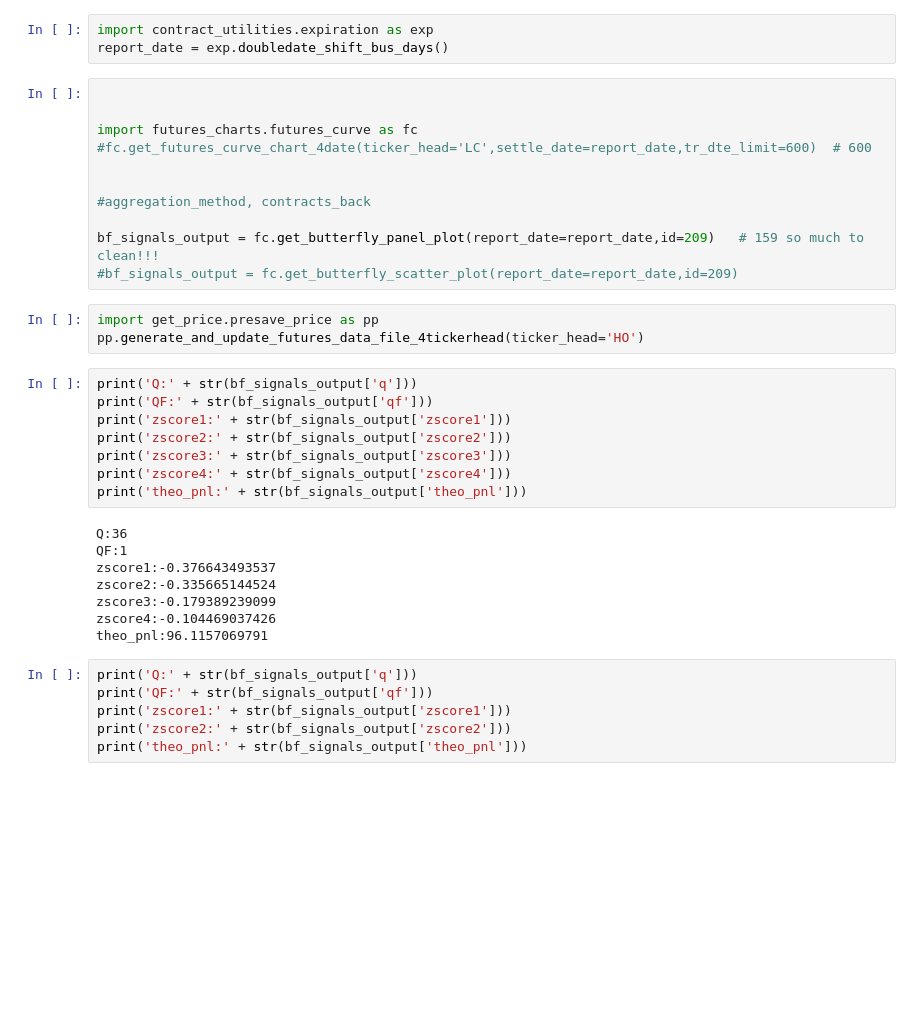
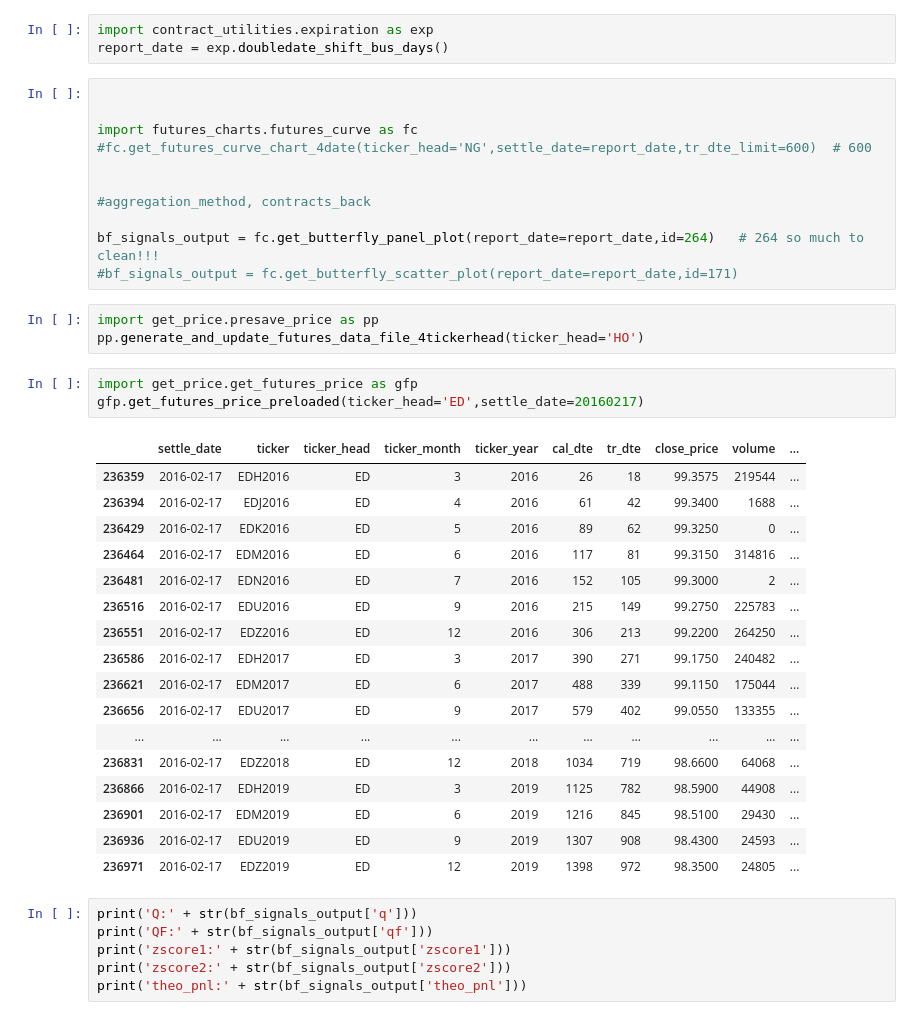
Before and after one commit to d0p34m1n3/repo_barbarossa, a Jupyter notebook: PycharmProjects/ta/analysis.ipynb, the cells around one changed output. Drawn from its saved outputs; the diff is of its cells as text; blank space fills up the shorter version.

```diff
--- a/PycharmProjects/ta/analysis.ipynb
+++ b/PycharmProjects/ta/analysis.ipynb
@@ -5,32 +5,37 @@ report_date = exp.doubledate_shift_bus_days()
 
 
 import futures_charts.futures_curve as fc
-#fc.get_futures_curve_chart_4date(ticker_head='LC',settle_date=report_date,tr_dte_limit=600)  # 600
+#fc.get_futures_curve_chart_4date(ticker_head='NG',settle_date=report_date,tr_dte_limit=600)  # 600
 
 
 #aggregation_method, contracts_back
 
-bf_signals_output = fc.get_butterfly_panel_plot(report_date=report_date,id=209)   # 159 so much to clean!!!
-#bf_signals_output = fc.get_butterfly_scatter_plot(report_date=report_date,id=209)
+bf_signals_output = fc.get_butterfly_panel_plot(report_date=report_date,id=264)   # 264 so much to clean!!!
+#bf_signals_output = fc.get_butterfly_scatter_plot(report_date=report_date,id=171)
 # %%
 import get_price.presave_price as pp
 pp.generate_and_update_futures_data_file_4tickerhead(ticker_head='HO')
-# %%
-print('Q:' + str(bf_signals_output['q']))
-print('QF:' + str(bf_signals_output['qf']))
-print('zscore1:' + str(bf_signals_output['zscore1']))
-print('zscore2:' + str(bf_signals_output['zscore2']))
-print('zscore3:' + str(bf_signals_output['zscore3']))
-print('zscore4:' + str(bf_signals_output['zscore4']))
-print('theo_pnl:' + str(bf_signals_output['theo_pnl']))
-# %% [output]
-Q:36
-QF:1
-zscore1:-0.376643493537
-zscore2:-0.335665144524
-zscore3:-0.179389239099
-zscore4:-0.104469037426
-theo_pnl:96.1157069791
+# %%
+import get_price.get_futures_price as gfp
+gfp.get_futures_price_preloaded(ticker_head='ED',settle_date=20160217)
+# %% [output]
+|  | settle_date | ticker | ticker_head | ticker_month | ticker_year | cal_dte | tr_dte | close_price | volume | ... |
+| 236359 | 2016-02-17 | EDH2016 | ED | 3 | 2016 | 26 | 18 | 99.3575 | 219544 | ... |
+| 236394 | 2016-02-17 | EDJ2016 | ED | 4 | 2016 | 61 | 42 | 99.3400 | 1688 | ... |
+| 236429 | 2016-02-17 | EDK2016 | ED | 5 | 2016 | 89 | 62 | 99.3250 | 0 | ... |
+| 236464 | 2016-02-17 | EDM2016 | ED | 6 | 2016 | 117 | 81 | 99.3150 | 314816 | ... |
+| 236481 | 2016-02-17 | EDN2016 | ED | 7 | 2016 | 152 | 105 | 99.3000 | 2 | ... |
+| 236516 | 2016-02-17 | EDU2016 | ED | 9 | 2016 | 215 | 149 | 99.2750 | 225783 | ... |
+| 236551 | 2016-02-17 | EDZ2016 | ED | 12 | 2016 | 306 | 213 | 99.2200 | 264250 | ... |
+| 236586 | 2016-02-17 | EDH2017 | ED | 3 | 2017 | 390 | 271 | 99.1750 | 240482 | ... |
+| 236621 | 2016-02-17 | EDM2017 | ED | 6 | 2017 | 488 | 339 | 99.1150 | 175044 | ... |
+| 236656 | 2016-02-17 | EDU2017 | ED | 9 | 2017 | 579 | 402 | 99.0550 | 133355 | ... |
+| ... | ... | ... | ... | ... | ... | ... | ... | ... | ... | ... |
+| 236831 | 2016-02-17 | EDZ2018 | ED | 12 | 2018 | 1034 | 719 | 98.6600 | 64068 | ... |
+| 236866 | 2016-02-17 | EDH2019 | ED | 3 | 2019 | 1125 | 782 | 98.5900 | 44908 | ... |
+| 236901 | 2016-02-17 | EDM2019 | ED | 6 | 2019 | 1216 | 845 | 98.5100 | 29430 | ... |
+| 236936 | 2016-02-17 | EDU2019 | ED | 9 | 2019 | 1307 | 908 | 98.4300 | 24593 | ... |
+| 236971 | 2016-02-17 | EDZ2019 | ED | 12 | 2019 | 1398 | 972 | 98.3500 | 24805 | ... |
 # %%
 print('Q:' + str(bf_signals_output['q']))
 print('QF:' + str(bf_signals_output['qf']))
```
Also changed, not shown: 13 other files.
